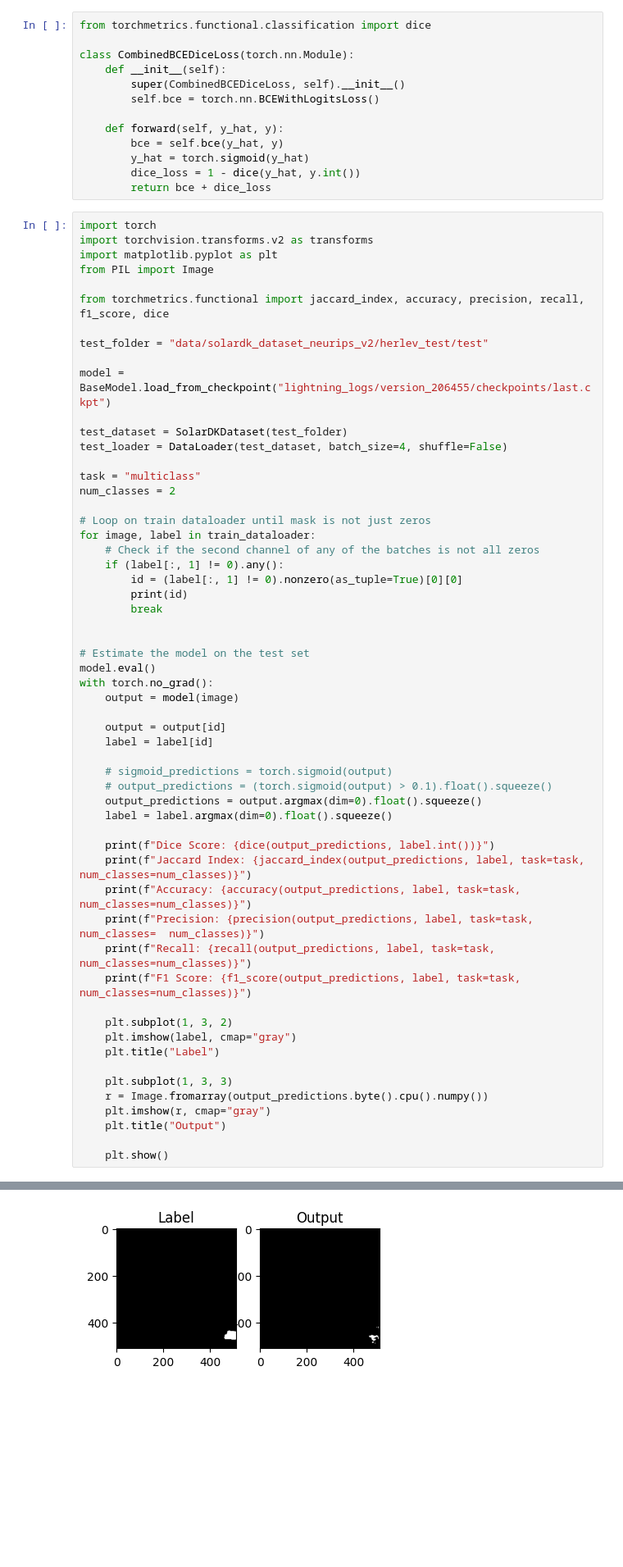
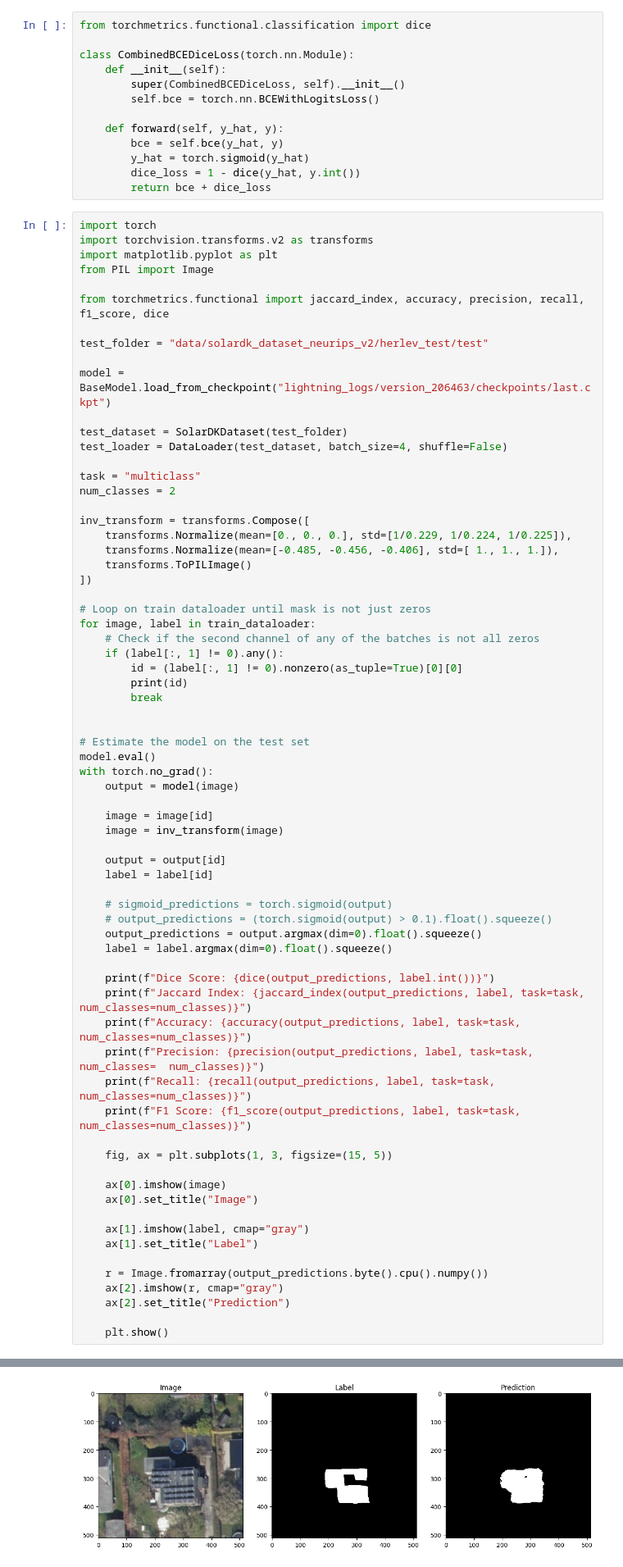
Before and after one commit to Tiburso/EnerVision, a Jupyter notebook: dataloaders.ipynb, the cells around one changed output, grey strips where cells are left out. Shown: that part at 82% size. Cells and saved outputs as stored; diff of their text form; blank space fills up the shorter version.

```diff
--- a/dataloaders.ipynb
+++ b/dataloaders.ipynb
@@ -107,13 +90,19 @@ from torchmetrics.functional import jaccard_index, accuracy, precision, recall,
 
 test_folder = "data/solardk_dataset_neurips_v2/herlev_test/test"
 
-model = BaseModel.load_from_checkpoint("lightning_logs/version_206455/checkpoints/last.ckpt")
+model = BaseModel.load_from_checkpoint("lightning_logs/version_206463/checkpoints/last.ckpt")
 
 test_dataset = SolarDKDataset(test_folder)
 test_loader = DataLoader(test_dataset, batch_size=4, shuffle=False)
 
 task = "multiclass"
 num_classes = 2
+
+inv_transform = transforms.Compose([
+    transforms.Normalize(mean=[0., 0., 0.], std=[1/0.229, 1/0.224, 1/0.225]),
+    transforms.Normalize(mean=[-0.485, -0.456, -0.406], std=[ 1., 1., 1.]),
+    transforms.ToPILImage()
+])
 
 # Loop on train dataloader until mask is not just zeros
 for image, label in train_dataloader:
@@ -128,6 +117,9 @@ for image, label in train_dataloader:
 model.eval()
 with torch.no_grad():
     output = model(image)
+
+    image = image[id]
+    image = inv_transform(image)
 
     output = output[id]
     label = label[id]
@@ -144,14 +136,17 @@ with torch.no_grad():
     print(f"Recall: {recall(output_predictions, label, task=task, num_classes=num_classes)}")
     print(f"F1 Score: {f1_score(output_predictions, label, task=task, num_classes=num_classes)}")
 
-    plt.subplot(1, 3, 2)
-    plt.imshow(label, cmap="gray")
-    plt.title("Label")
+    fig, ax = plt.subplots(1, 3, figsize=(15, 5))
 
-    plt.subplot(1, 3, 3)
+    ax[0].imshow(image)
+    ax[0].set_title("Image")
+
+    ax[1].imshow(label, cmap="gray")
+    ax[1].set_title("Label")
+
     r = Image.fromarray(output_predictions.byte().cpu().numpy())
-    plt.imshow(r, cmap="gray")
-    plt.title("Output")
+    ax[2].imshow(r, cmap="gray")
+    ax[2].set_title("Prediction")
 
     plt.show()
 # %% [output]
@@ -177 +160 @@ F1 Score: 0.9949493408203125
-[figure, old version]
+[figure, new version]
```
Also changed, not shown: parts of 3 cells of this notebook, 2 other files.
